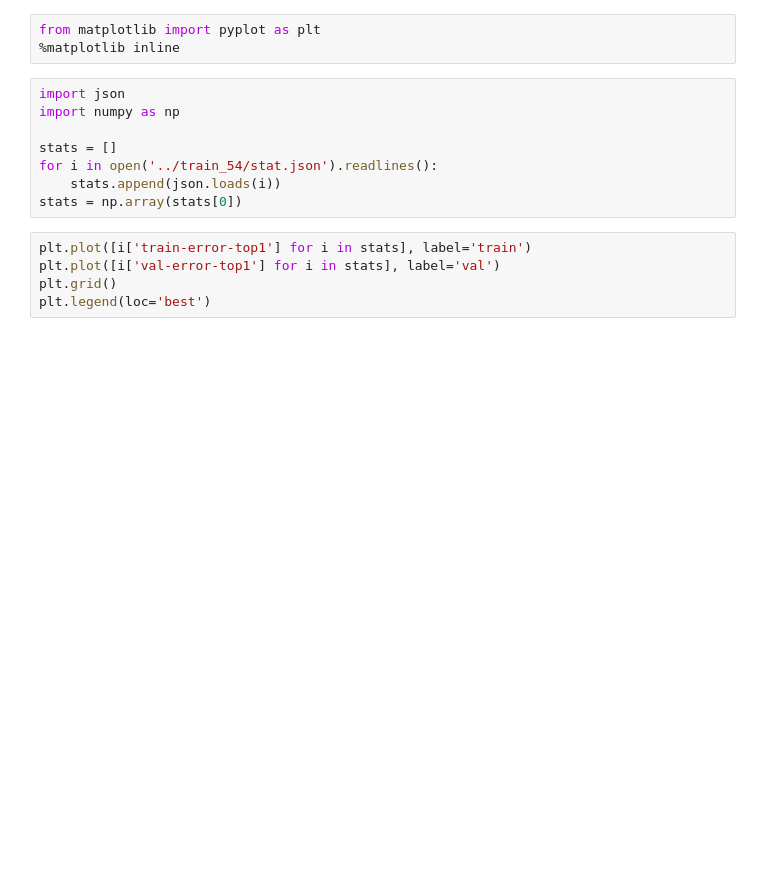
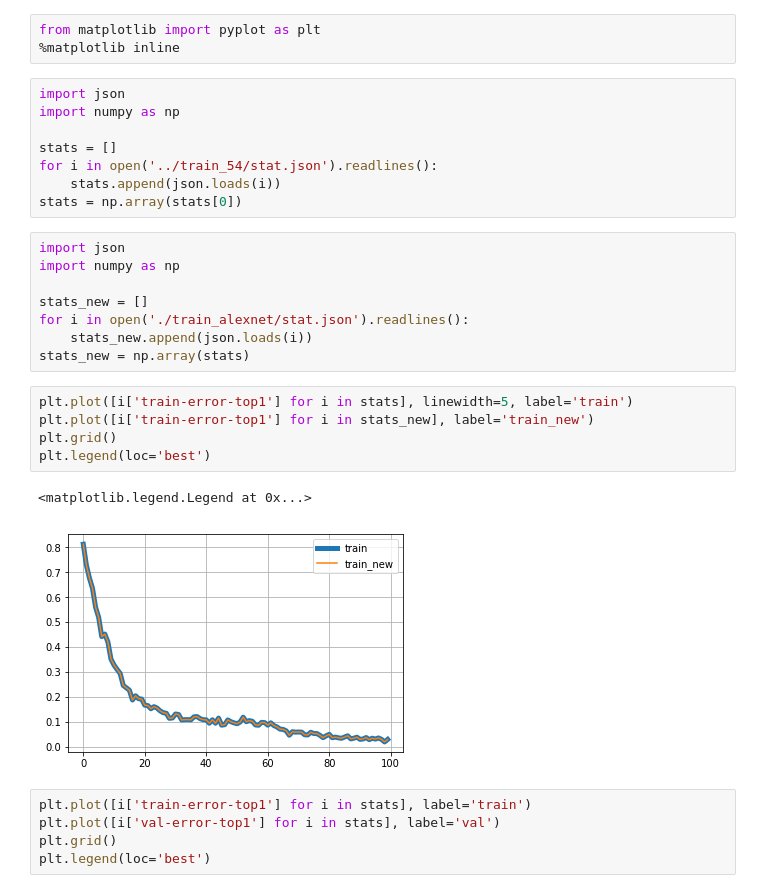
Before and after one commit to stasysp/SYQ, a Jupyter notebook: examples/SYQ-AlexNet/plots.ipynb, the cells around one changed output. Drawn from its saved outputs; the diff is of its cells as text; blank space fills up the shorter version.

```diff
--- a/examples/SYQ-AlexNet/plots.ipynb
+++ b/examples/SYQ-AlexNet/plots.ipynb
@@ -9,6 +9,22 @@ stats = []
 for i in open('../train_54/stat.json').readlines():
     stats.append(json.loads(i))
 stats = np.array(stats[0])
+# %%
+import json
+import numpy as np
+
+stats_new = []
+for i in open('./train_alexnet/stat.json').readlines():
+    stats_new.append(json.loads(i))
+stats_new = np.array(stats)
+# %%
+plt.plot([i['train-error-top1'] for i in stats], linewidth=5, label='train')
+plt.plot([i['train-error-top1'] for i in stats_new], label='train_new')
+plt.grid()
+plt.legend(loc='best')
+# %% [output]
+<matplotlib.legend.Legend at 0x...>
+[figure, added]
 # %%
 plt.plot([i['train-error-top1'] for i in stats], label='train')
 plt.plot([i['val-error-top1'] for i in stats], label='val')
```
